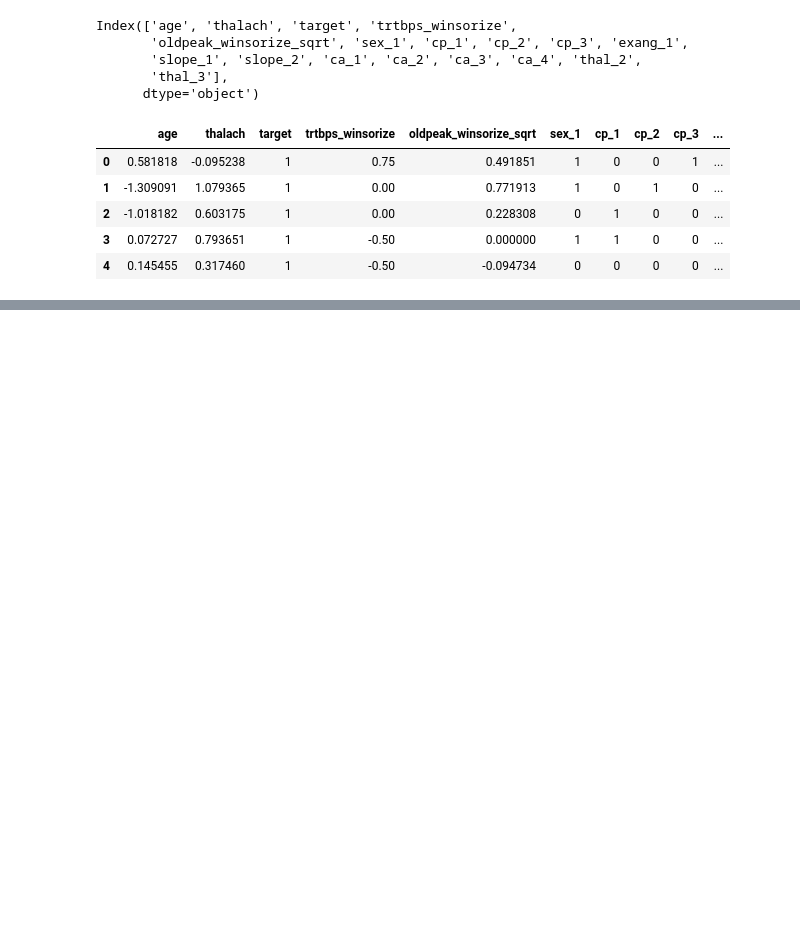
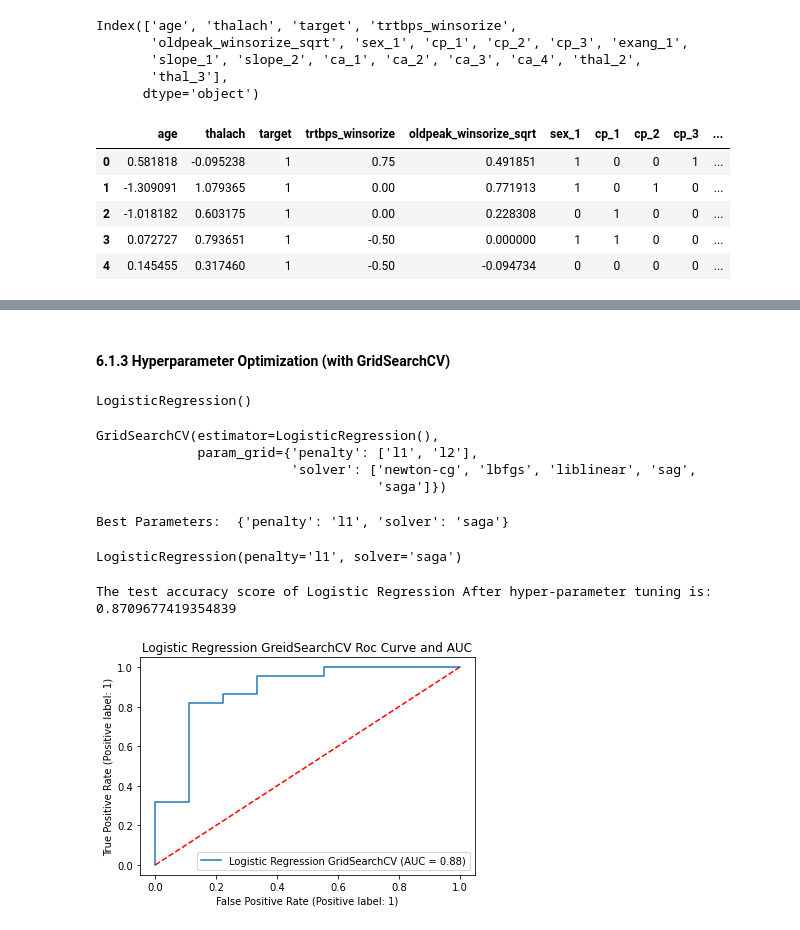
Before and after one commit to TaeMD/ML-projects, a Jupyter notebook: heart-attack-analysis.ipynb, the cells around one changed output, grey strips where cells are left out. Cells and saved outputs as stored; diff of their text form; code cells hidden in the pictures; blank space fills up the shorter version.

```diff
--- a/heart-attack-analysis.ipynb
+++ b/heart-attack-analysis.ipynb
@@ -1165,0 +1242,2 @@ df_copy.head()
+# %% [markdown]
+#### 6.1.3 Hyperparameter Optimization (with GridSearchCV)
@@ -1165,0 +1246,5 @@ df_copy.head()
+# %%
+log_reg_new = LogisticRegression()
+log_reg_new
+# %% [output]
+LogisticRegression()
@@ -1165,0 +1253,19 @@ df_copy.head()
+# %%
+log_reg_grid = GridSearchCV(log_reg_new, param_grid = parameters)
+# %%
+log_reg_grid.fit(X_train, y_train)
+# %% [output]
+GridSearchCV(estimator=LogisticRegression(),
+             param_grid={'penalty': ['l1', 'l2'],
+                         'solver': ['newton-cg', 'lbfgs', 'liblinear', 'sag',
+                                    'saga']})
+# %%
+print('Best Parameters: ', log_reg_grid.best_params_)
+# %% [output]
+Best Parameters:  {'penalty': 'l1', 'solver': 'saga'}
+# %%
+log_reg_new2 = LogisticRegression(penalty = 'l1', solver='saga')
+# %%
+log_reg_new2.fit(X_train, y_train)
+# %% [output]
+LogisticRegression(penalty='l1', solver='saga')
@@ -1165,0 +1274,11 @@ df_copy.head()
+# %%
+print('The test accuracy score of Logistic Regression After hyper-parameter tuning is: {}'.format(accuracy_score(y_test, y_pred)))
+# %% [output]
+The test accuracy score of Logistic Regression After hyper-parameter tuning is: 0.8709677419354839
+# %%
+plot_roc_curve(log_reg_new2, X_test, y_test, name='Logistic Regression GridSearchCV')
+plt.title('Logistic Regression GreidSearchCV Roc Curve and AUC')
+plt.plot([0,1], [0,1], "r--")
+plt.show()
+# %% [output]
+[figure, added]
```
Also changed, not shown: parts of 24 cells of this notebook.
